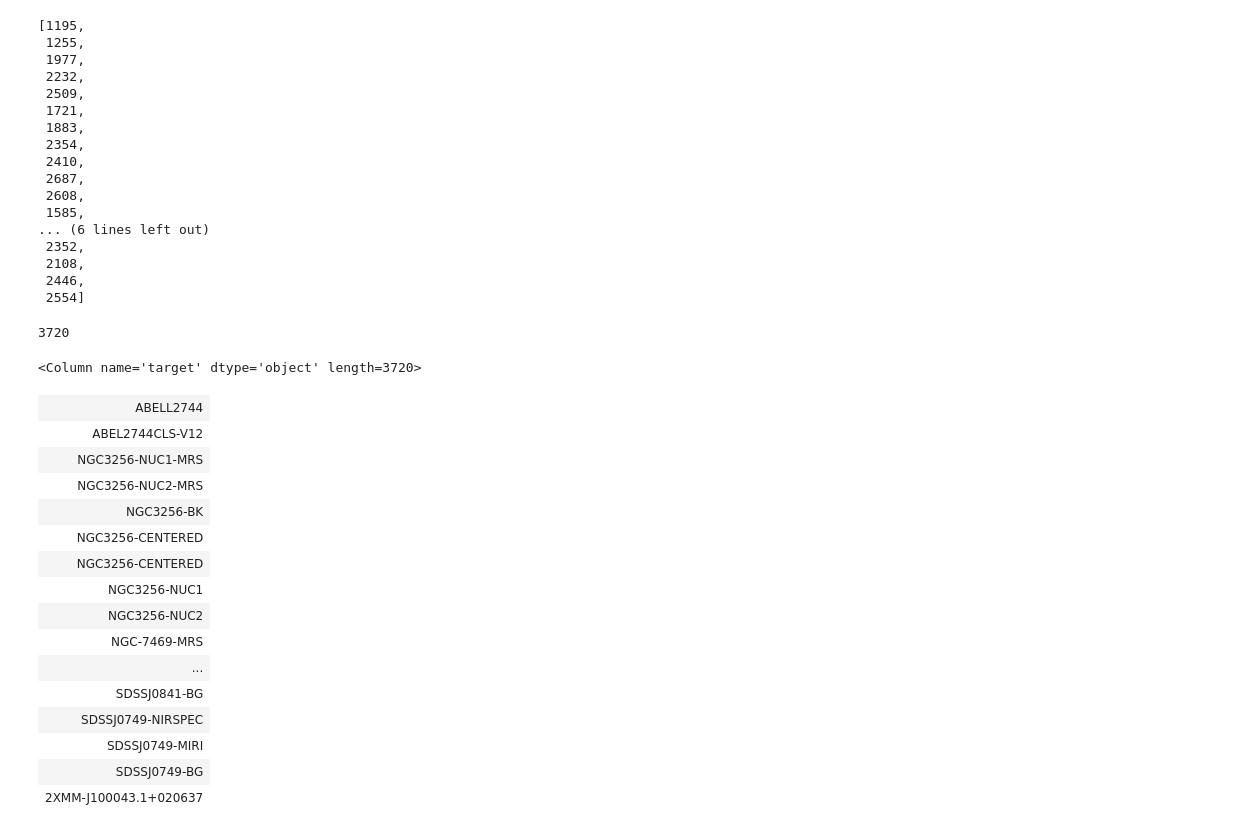
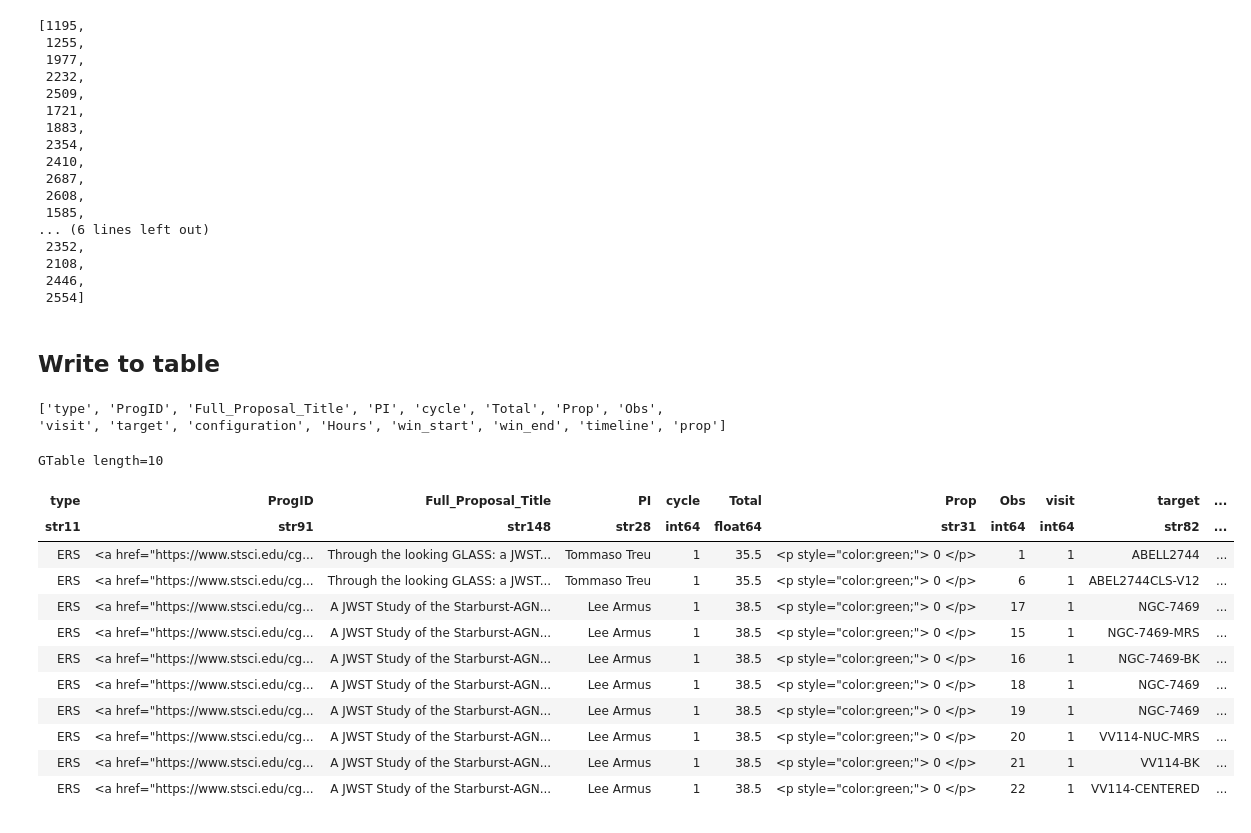
Before and after one commit to gbrammer/jwst_EERS, a Jupyter notebook: lrp-calendar.ipynb, the cells around one changed output. Saved outputs shown, nothing was run; the diff lists cells and outputs as text; code cells hidden in the pictures.

```diff
--- a/lrp-calendar.ipynb
+++ b/lrp-calendar.ipynb
@@ -354,9 +406,13 @@ failed
  2108,
  2446,
  2554]
+# %% [markdown]
+## Write to table
 # %%
 tab = utils.GTable(rows=rows, names=names)
 # tab['timeline'] = [f'<img src="{t}.png" />' for t in tab['timeline']]
+tab['prop'] = tab['proposal_id']
+
 tab['proposal_id'] = [f'<a href="https://www.stsci.edu/cgi-bin/get-proposal-info?id={p}&observatory=JWST">{p}</a>'
                       for p, t in zip(tab['proposal_id'], tab['type'])]
 
@@ -395,37 +451,46 @@ tab['win_end'].description = 'End of LRP scheduling window'
 
 tab.rename_column('observation','Obs')
 
-tab.write_sortable_html('full_timeline.html', use_json=True,
+output = 'full_timeline_v2.html'
+output = 'full_timeline_v3.html'
+
+tab.write(output.replace('.html','.csv'), overwrite=True)
+
+cols = ['type', 'ProgID', 'Full_Proposal_Title', 'PI', 'cycle',
+        'Total', 'Prop', 'Obs', 'visit', 'target', 'configuration',
+        'Hours', 'win_start', 'win_end', 'timeline']
+
+tab[cols].write_sortable_html(output, use_json=False,
                         localhost=False, max_lines=10000, filter_columns=['Total', 'Prop','Hours','win_start','win_end'])
 
-with open('full_timeline.html') as fp:
+with open(output) as fp:
     lines = fp.readlines()
 #
-lines.insert(-3, f'<p style="font-size:x-small;"> Generated {astropy.time.Time.now().iso} by {os.getlogin()} with <a href="./lrp-calendar.ipynb">lrp-calendar.ipynb</a> </p>\n')
-with open('full_timeline.html','w') as fp:
+lines.insert(-3, f'<p style="font-size:x-small;"> Generated {astropy.time.Time.now().iso} by {os.getlogin()} with <a href="https://github.com/gbrammer/jwst_EERS/blob/main/lrp-calendar.ipynb">lrp-calendar.ipynb</a> </p>\n')
+with open(output,'w') as fp:
     fp.writelines(lines)
-# %%
-len(tab)
-# %% [output]
-3720
-# %%
-tab['target']
-# %% [output]
-<Column name='target' dtype='object' length=3720>
-| ABELL2744 |
-| ABEL2744CLS-V12 |
-| NGC3256-NUC1-MRS |
-| NGC3256-NUC2-MRS |
-| NGC3256-BK |
-| NGC3256-CENTERED |
-| NGC3256-CENTERED |
-| NGC3256-NUC1 |
-| NGC3256-NUC2 |
-| NGC-7469-MRS |
-| ... |
-| SDSSJ0841-BG |
-| SDSSJ0749-NIRSPEC |
-| SDSSJ0749-MIRI |
-| SDSSJ0749-BG |
-| 2XMM-J100043.1+020637 |
+# %%
+print(tab.colnames)
+# %% [output]
+['type', 'ProgID', 'Full_Proposal_Title', 'PI', 'cycle', 'Total', 'Prop', 'Obs', 'visit', 'target', 'configuration', 'Hours', 'win_start', 'win_end', 'timeline', 'prop']
+# %%
+os.chdir('/Users/gbrammer/Research/JWST/LRP')
+
+xtab = utils.read_catalog(output.replace('.html','.csv'))
+
+xtab[:10]
+# %% [output]
+GTable length=10
+| type | ProgID | Full_Proposal_Title | PI | cycle | Total | Prop | Obs | visit | target | ... |
+| str11 | str91 | str148 | str28 | int64 | float64 | str31 | int64 | int64 | str82 | ... |
+| ERS | <a href="https://www.stsci.edu/cg... | Through the looking GLASS: a JWST... | Tommaso Treu | 1 | 35.5 | <p style="color:green;"> 0 </p> | 1 | 1 | ABELL2744 | ... |
+| ERS | <a href="https://www.stsci.edu/cg... | Through the looking GLASS: a JWST... | Tommaso Treu | 1 | 35.5 | <p style="color:green;"> 0 </p> | 6 | 1 | ABEL2744CLS-V12 | ... |
+| ERS | <a href="https://www.stsci.edu/cg... | A JWST Study of the Starburst-AGN... | Lee Armus | 1 | 38.5 | <p style="color:green;"> 0 </p> | 17 | 1 | NGC-7469 | ... |
+| ERS | <a href="https://www.stsci.edu/cg... | A JWST Study of the Starburst-AGN... | Lee Armus | 1 | 38.5 | <p style="color:green;"> 0 </p> | 15 | 1 | NGC-7469-MRS | ... |
+| ERS | <a href="https://www.stsci.edu/cg... | A JWST Study of the Starburst-AGN... | Lee Armus | 1 | 38.5 | <p style="color:green;"> 0 </p> | 16 | 1 | NGC-7469-BK | ... |
+| ERS | <a href="https://www.stsci.edu/cg... | A JWST Study of the Starburst-AGN... | Lee Armus | 1 | 38.5 | <p style="color:green;"> 0 </p> | 18 | 1 | NGC-7469 | ... |
+| ERS | <a href="https://www.stsci.edu/cg... | A JWST Study of the Starburst-AGN... | Lee Armus | 1 | 38.5 | <p style="color:green;"> 0 </p> | 19 | 1 | NGC-7469 | ... |
+| ERS | <a href="https://www.stsci.edu/cg... | A JWST Study of the Starburst-AGN... | Lee Armus | 1 | 38.5 | <p style="color:green;"> 0 </p> | 20 | 1 | VV114-NUC-MRS | ... |
+| ERS | <a href="https://www.stsci.edu/cg... | A JWST Study of the Starburst-AGN... | Lee Armus | 1 | 38.5 | <p style="color:green;"> 0 </p> | 21 | 1 | VV114-BK | ... |
+| ERS | <a href="https://www.stsci.edu/cg... | A JWST Study of the Starburst-AGN... | Lee Armus | 1 | 38.5 | <p style="color:green;"> 0 </p> | 22 | 1 | VV114-CENTERED | ... |
 # %%
```
Also changed, not shown: parts of 16 cells of this notebook, 6 other files.
